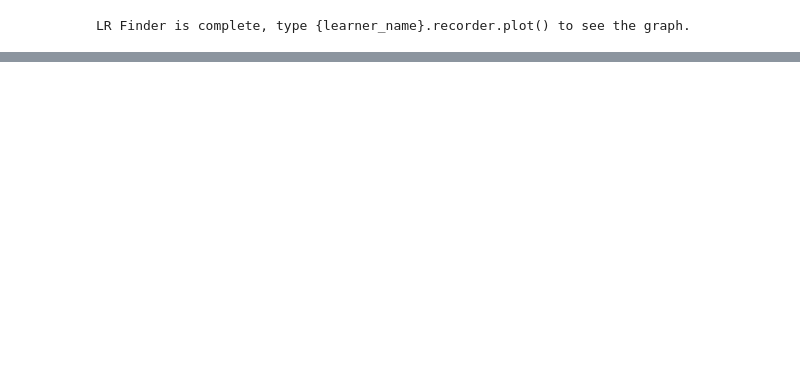
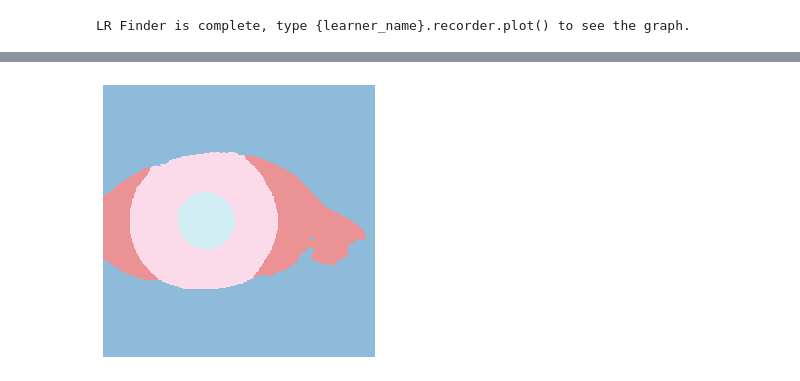
Before and after one commit to kevsatt/image_segmentation_fastai, a Jupyter notebook: image_segmentation_fastai.ipynb, the cells around one changed output, grey strips where cells are left out. Cells and saved outputs as stored; diff of their text form; code cells hidden in the pictures; blank space fills up the shorter version.

```diff
--- a/image_segmentation_fastai.ipynb
+++ b/image_segmentation_fastai.ipynb
@@ -185,0 +277,5 @@ learn.show_results(rows=5, figsize=(9, 9))
+# %%
+prediction = learn.predict(arr)
+prediction[0].show(figsize=(5,5))
+# %% [output]
+[figure, added]
```
Also changed, not shown: parts of 19 cells of this notebook.
